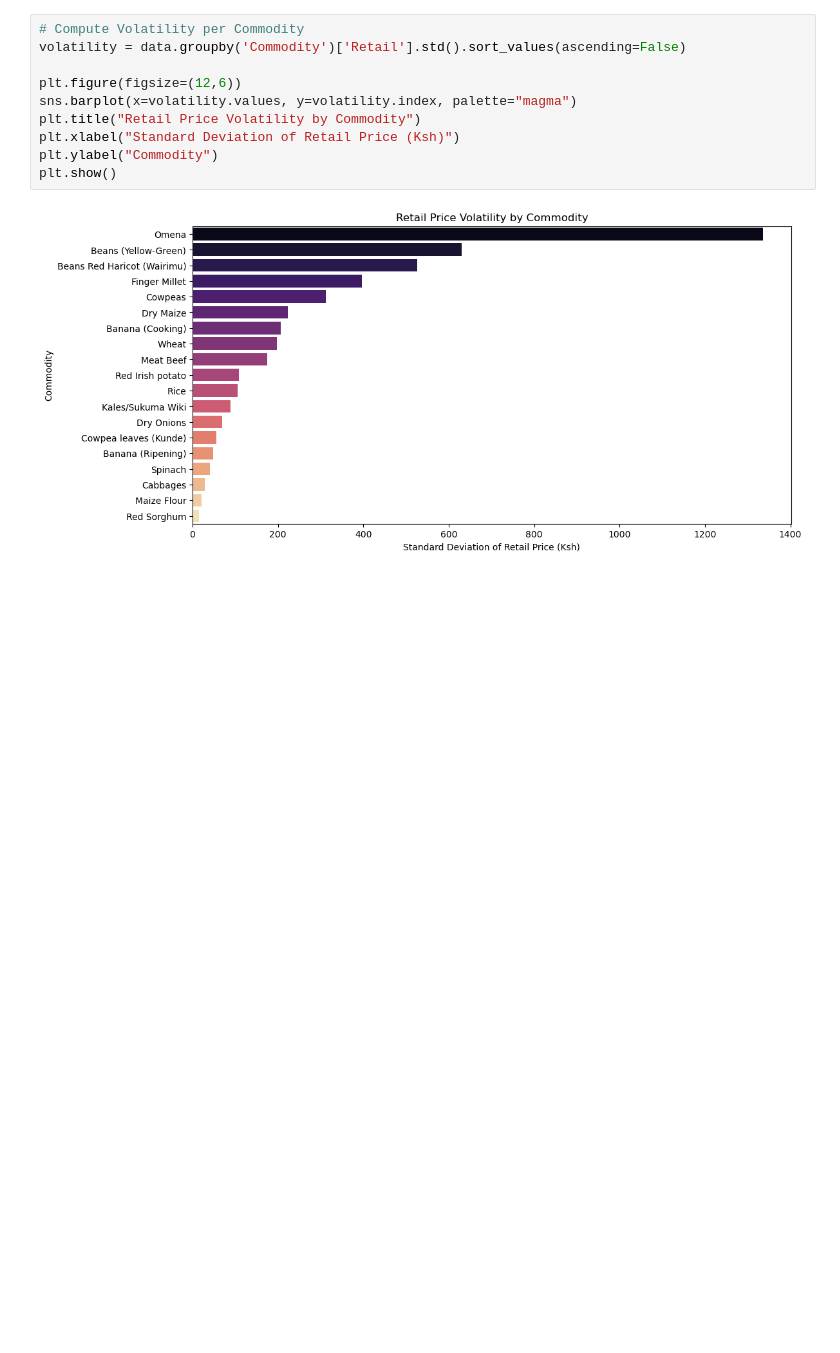
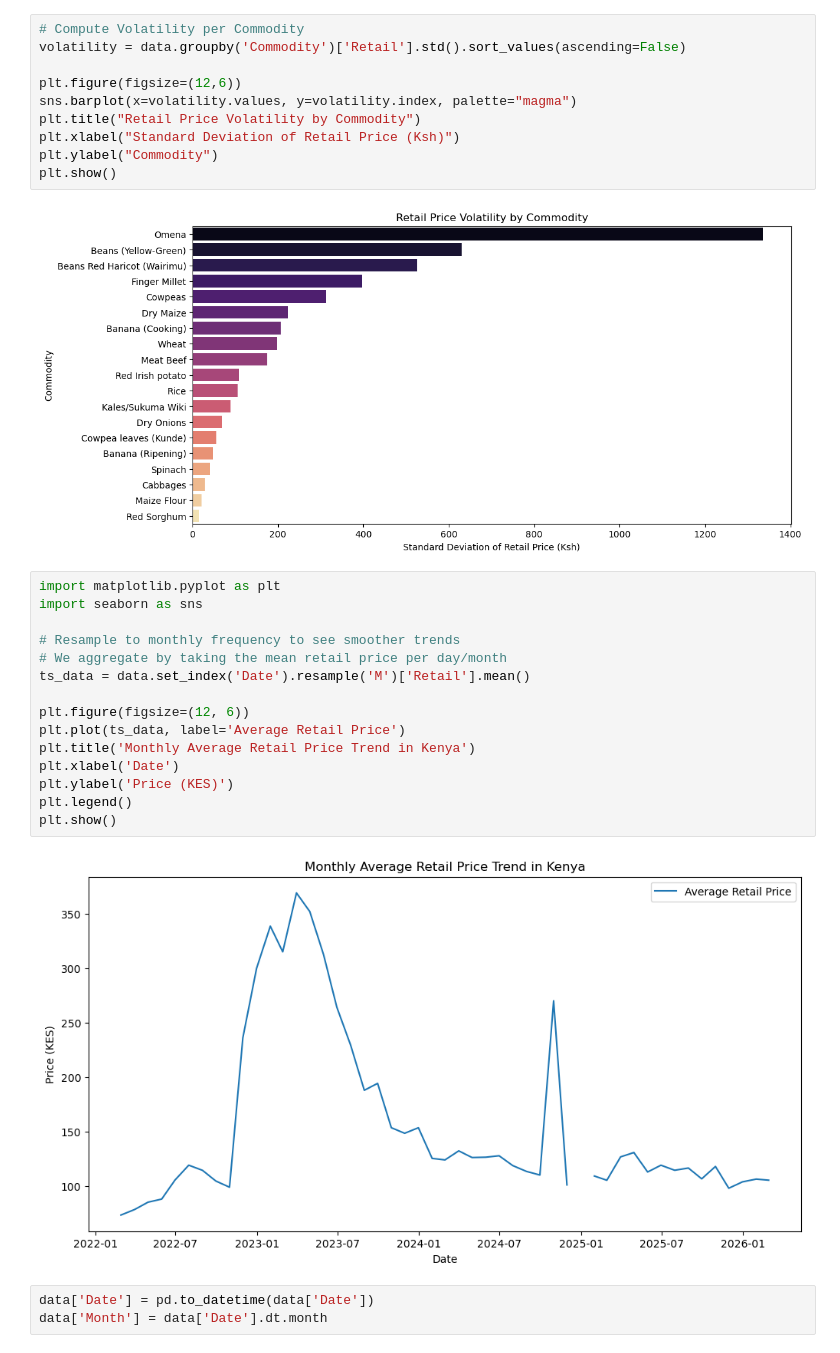
Before and after one commit to Victor-Mufasa/Agricultural-Commodity-Price-Forecasting, a Jupyter notebook: index.ipynb, the cells around one changed output. Drawn from its saved outputs; the diff is of its cells as text; blank space fills up the shorter version.

```diff
--- a/index.ipynb
+++ b/index.ipynb
@@ -389,3 +389,23 @@ plt.ylabel("Commodity")
 plt.show()
 # %% [output]
 [figure]
+# %%
+import matplotlib.pyplot as plt
+import seaborn as sns
+
+# Resample to monthly frequency to see smoother trends
+# We aggregate by taking the mean retail price per day/month
+ts_data = data.set_index('Date').resample('M')['Retail'].mean()
+
+plt.figure(figsize=(12, 6))
+plt.plot(ts_data, label='Average Retail Price')
+plt.title('Monthly Average Retail Price Trend in Kenya')
+plt.xlabel('Date')
+plt.ylabel('Price (KES)')
+plt.legend()
+plt.show()
+# %% [output]
+[figure, added]
+# %%
+data['Date'] = pd.to_datetime(data['Date'])
+data['Month'] = data['Date'].dt.month
```
Also changed, not shown: parts of 3 cells of this notebook.
